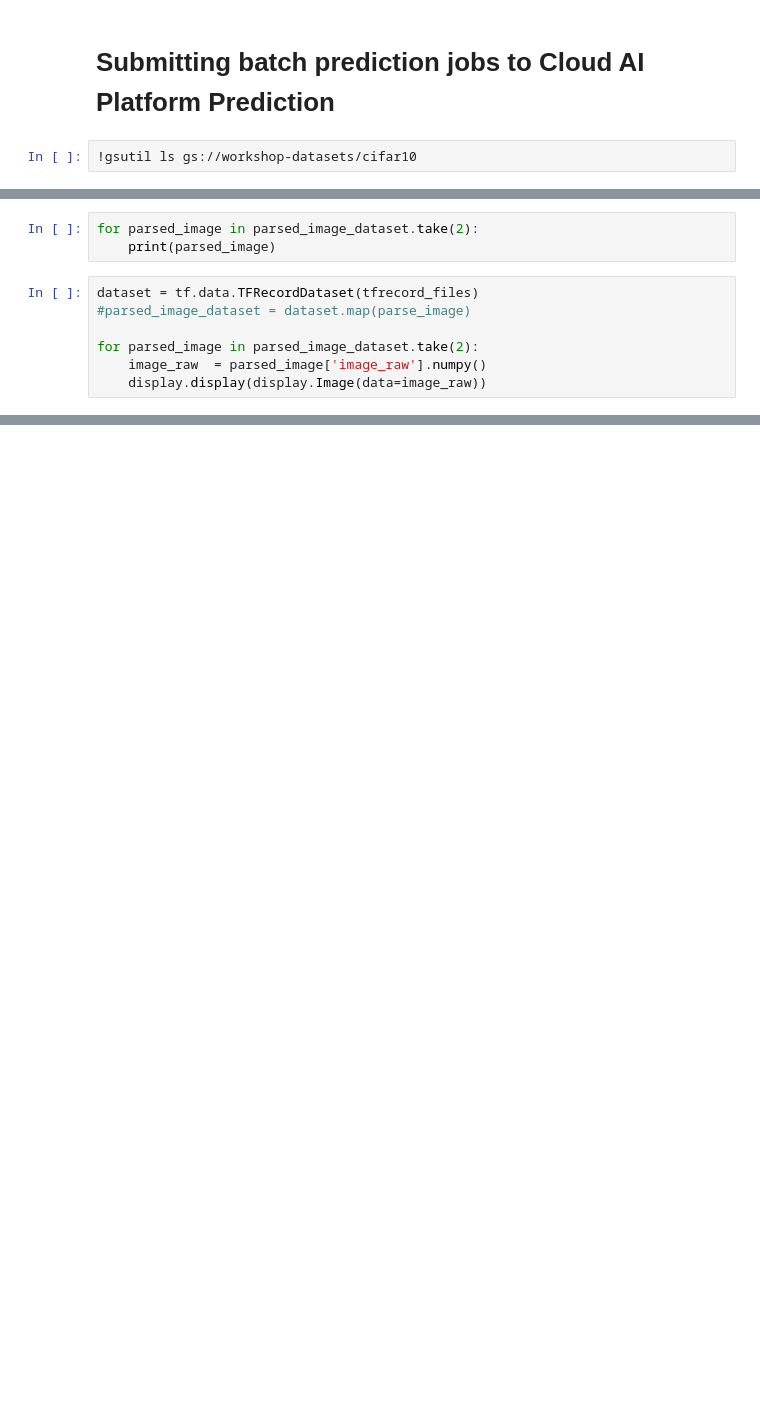
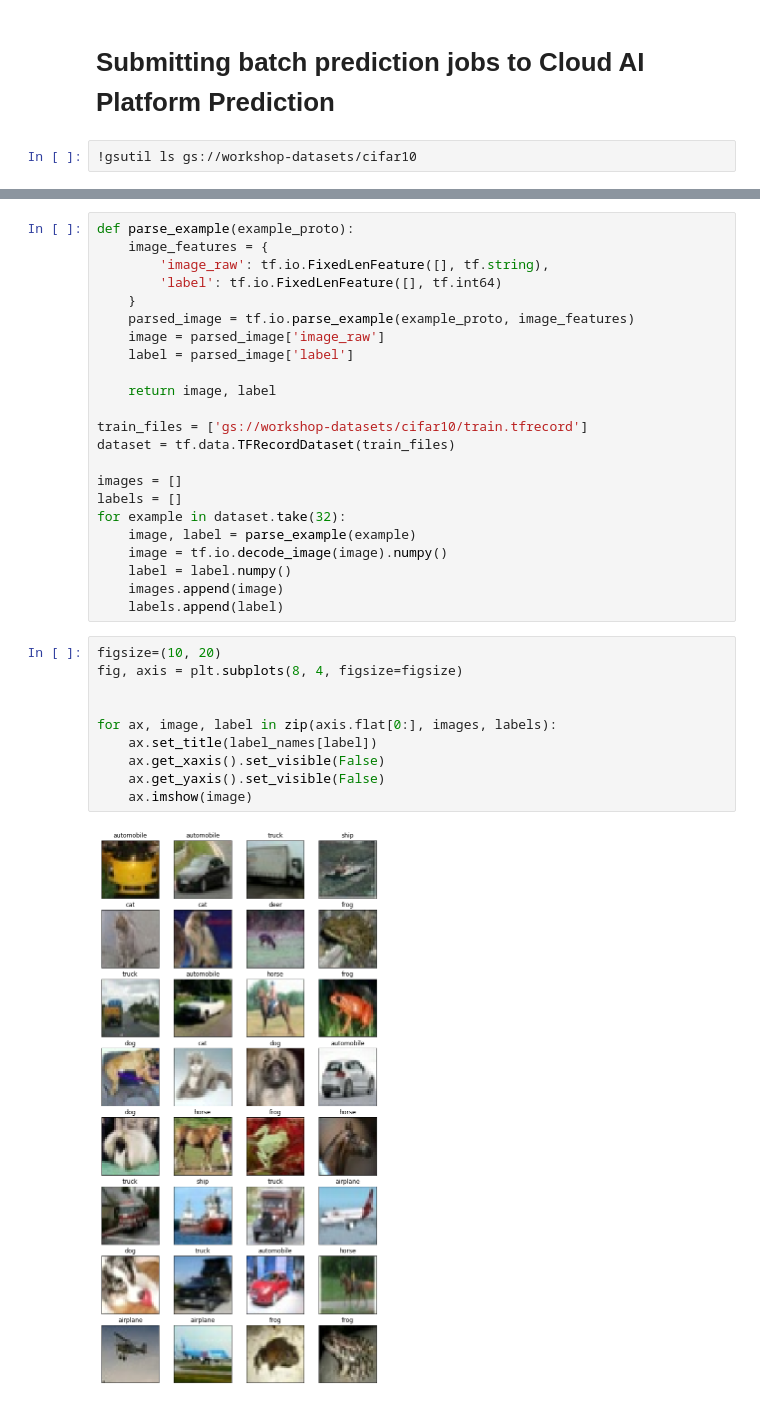
Before and after one commit to jarokaz/mlops-labs, a Jupyter notebook: examples/caip-batch-prediction/caip-batch-prediction.ipynb, the cells around one changed output, grey strips where cells are left out. Saved outputs shown, nothing was run; the diff lists cells and outputs as text; blank space fills up the shorter version.

```diff
--- a/examples/caip-batch-prediction/caip-batch-prediction.ipynb
+++ b/examples/caip-batch-prediction/caip-batch-prediction.ipynb
@@ -96,10 +4,0 @@ KeyboardInterrupt:
-# %%
-for parsed_image in parsed_image_dataset.take(2):
-    print(parsed_image)
-# %%
-dataset = tf.data.TFRecordDataset(tfrecord_files)
-#parsed_image_dataset = dataset.map(parse_image)
-
-for parsed_image in parsed_image_dataset.take(2):
-    image_raw  = parsed_image['image_raw'].numpy()
-    display.display(display.Image(data=image_raw))
@@ -112,0 +37,35 @@ image_features = {
+# %%
+def parse_example(example_proto):
+    image_features = {
+        'image_raw': tf.io.FixedLenFeature([], tf.string),
+        'label': tf.io.FixedLenFeature([], tf.int64)
+    }
+    parsed_image = tf.io.parse_example(example_proto, image_features)
+    image = parsed_image['image_raw']
+    label = parsed_image['label']
+
+    return image, label
+
+train_files = ['gs://workshop-datasets/cifar10/train.tfrecord']
+dataset = tf.data.TFRecordDataset(train_files)
+
+images = []
+labels = []
+for example in dataset.take(32):
+    image, label = parse_example(example)
+    image = tf.io.decode_image(image).numpy()
+    label = label.numpy()
+    images.append(image)
+    labels.append(label)
+# %%
+figsize=(10, 20)
+fig, axis = plt.subplots(8, 4, figsize=figsize)
+
+
+for ax, image, label in zip(axis.flat[0:], images, labels):
+    ax.set_title(label_names[label])
+    ax.get_xaxis().set_visible(False)
+    ax.get_yaxis().set_visible(False)
+    ax.imshow(image)
+# %% [output]
+[figure, added]
```
Also changed, not shown: parts of 54 cells of this notebook.
